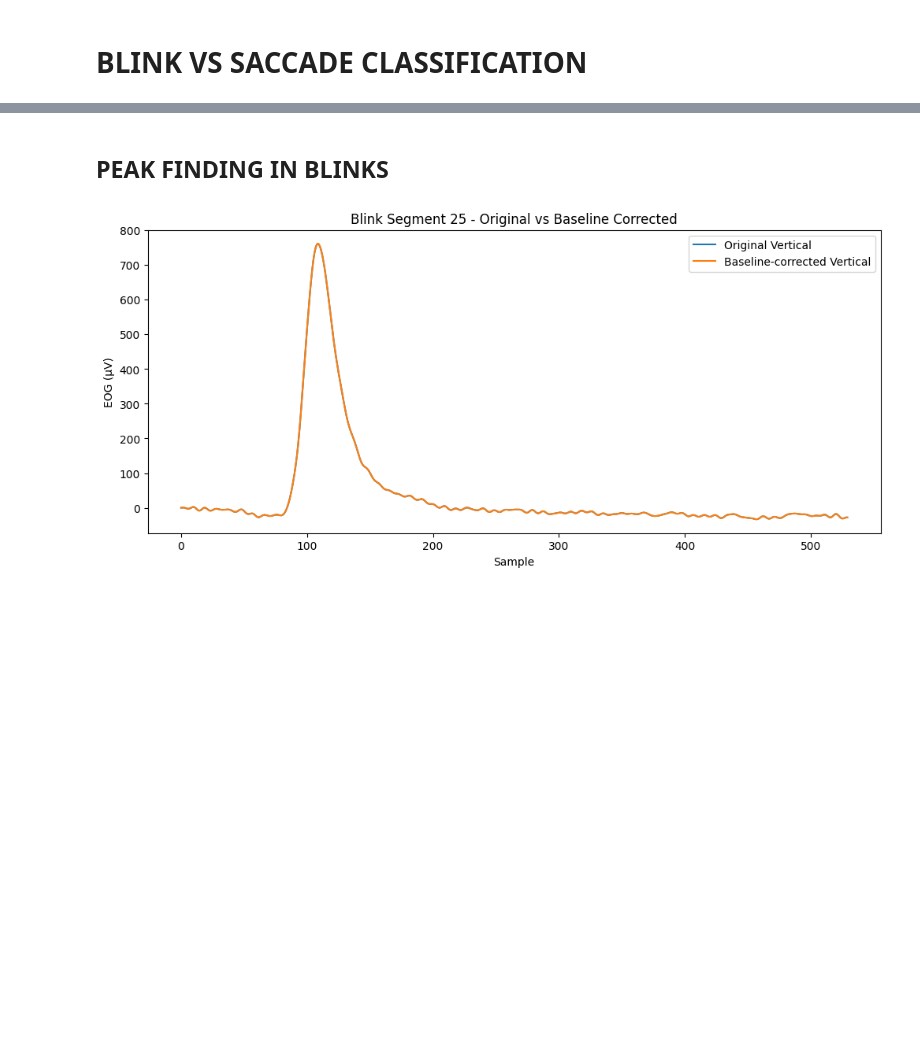
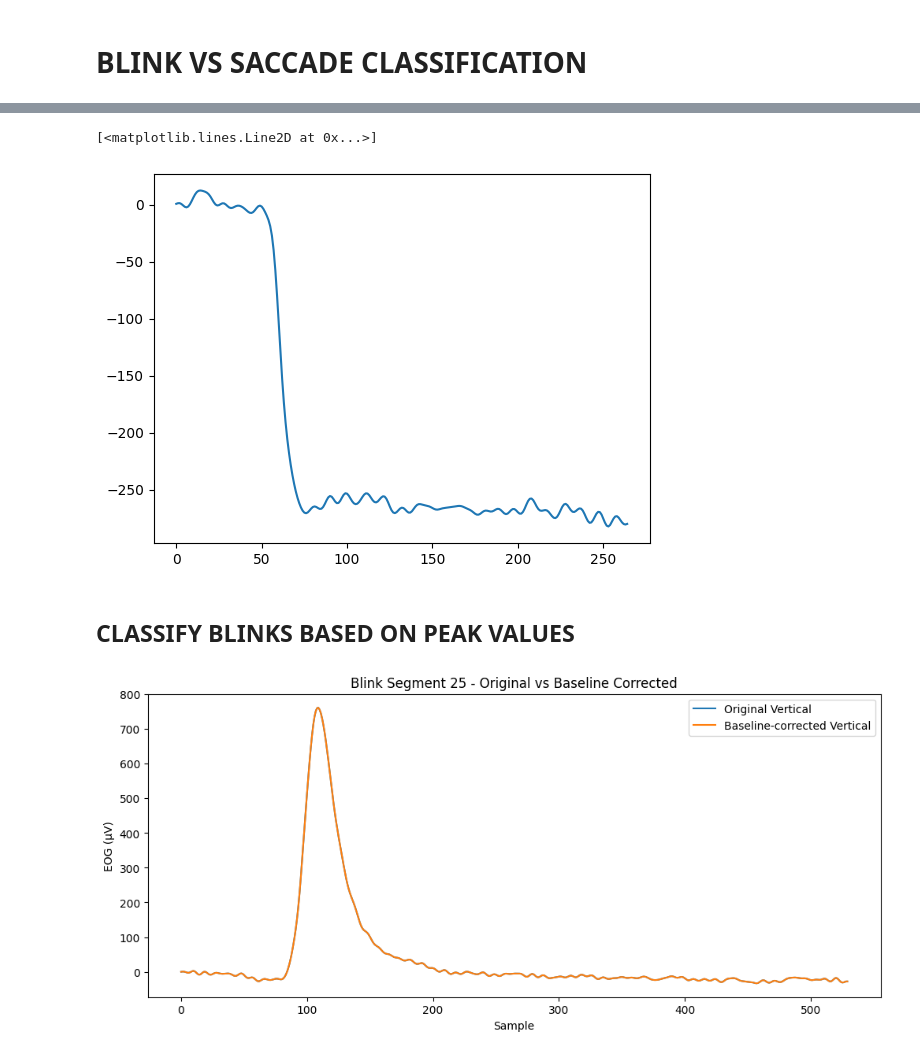
Before and after one commit to GTMRC-Industry/EOG-Software, a Jupyter notebook: EOG_Positional_Regression.ipynb, the cells around one changed output, grey strips where cells are left out. Drawn from its saved outputs; the diff is of its cells as text; code cells hidden in the pictures; blank space fills up the shorter version.

```diff
--- a/EOG_Positional_Regression.ipynb
+++ b/EOG_Positional_Regression.ipynb
@@ -416,22 +349,29 @@ plt.show()
 # %% [markdown]
 # BLINK VS SACCADE CLASSIFICATION
 # %%
-blinks = [seg for seg in segments if seg['saccade_type'].iloc[0] == 3]
+def get_blinks(segments):
+    blinks = [seg for seg in segments if seg['saccade_type'].iloc[0] == 3]
+    return blinks
+blinks_p1 = get_blinks(segments_p1)
 
-X_v_list_blinks = []
-for entry in blinks:
-    blink_vert_norm = entry['Vertical'].values
-    baseline_v_blinks = blink_vert_norm[0]
-    blink_vert_norm -= baseline_v_blinks
-    X_v_list_blinks.append(blink_vert_norm)
+def norm_blinks(blinks):
+    blinks_norm = []
+    for entry in blinks:
+        blink_vert_norm = entry['Vertical'].values
+        baseline_v_blinks = blink_vert_norm[0]
+        blink_vert_norm -= baseline_v_blinks
+        blinks_norm.append(blink_vert_norm)
+    return blinks_norm
 
-def plot_blink(num_blink):
-    blink_entry = blinks[num_blink]
+blinks_norm_p1 = norm_blinks(blinks_p1)
+
+def plot_blink(blinks_norm, blinks_notnorm, num_blink):
+    blink_entry = blinks_notnorm[num_blink]
     blink_vert  = blink_entry['Vertical'].values.astype('float32')
 
     plt.figure(figsize=(12,5))
     plt.plot(blink_vert, label='Original Vertical')
-    plt.plot(X_v_list_blinks[num_blink], label='Baseline-corrected Vertical')
+    plt.plot(blinks_norm[num_blink], label='Baseline-corrected Vertical')
     plt.title(f'Blink Segment {num_blink} - Original vs Baseline Corrected')
     plt.xlabel('Sample')
     plt.ylabel('EOG (µV)')
@@ -605,3 +380,20 @@ Loss:  0.15536490082740784 Accuracy 0.9222221970558167
+# %%
+def norm_saccades_vert(fw_saccades):
+    saccades_norm = []
+    pre_samples = 10
+    for entry in fw_saccades:
+        vert = entry['Vertical'].values.astype('float32')
+        # Baseline normalization using first `pre_samples`
+        baseline_v = vert[:pre_samples].mean()  if len(vert)  >= pre_samples else vert.mean()
+        vert  -= baseline_v
+        saccades_norm.append(vert)
+    return saccades_norm
+
+saccades_norm_p1 = norm_saccades_vert(fw_saccades_p1)
+plt.plot(saccades_norm_p1[1])
+# %% [output]
+[<matplotlib.lines.Line2D at 0x...>]
+[figure, added]
 # %% [markdown]
-## PEAK FINDING IN BLINKS
+## CLASSIFY BLINKS BASED ON PEAK VALUES
 # %%
```
Also changed, not shown: parts of 32 cells of this notebook, 23 other files.
